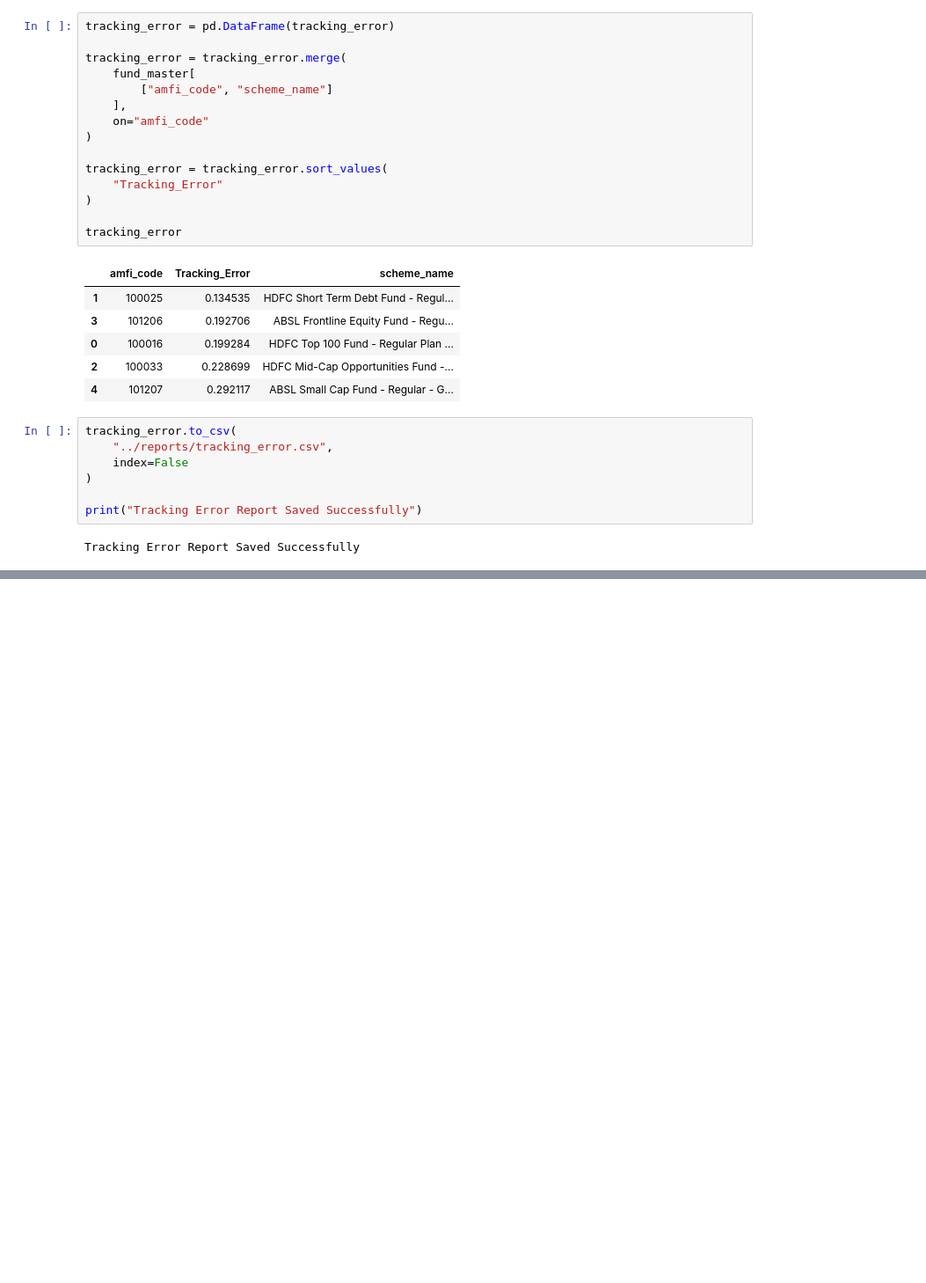
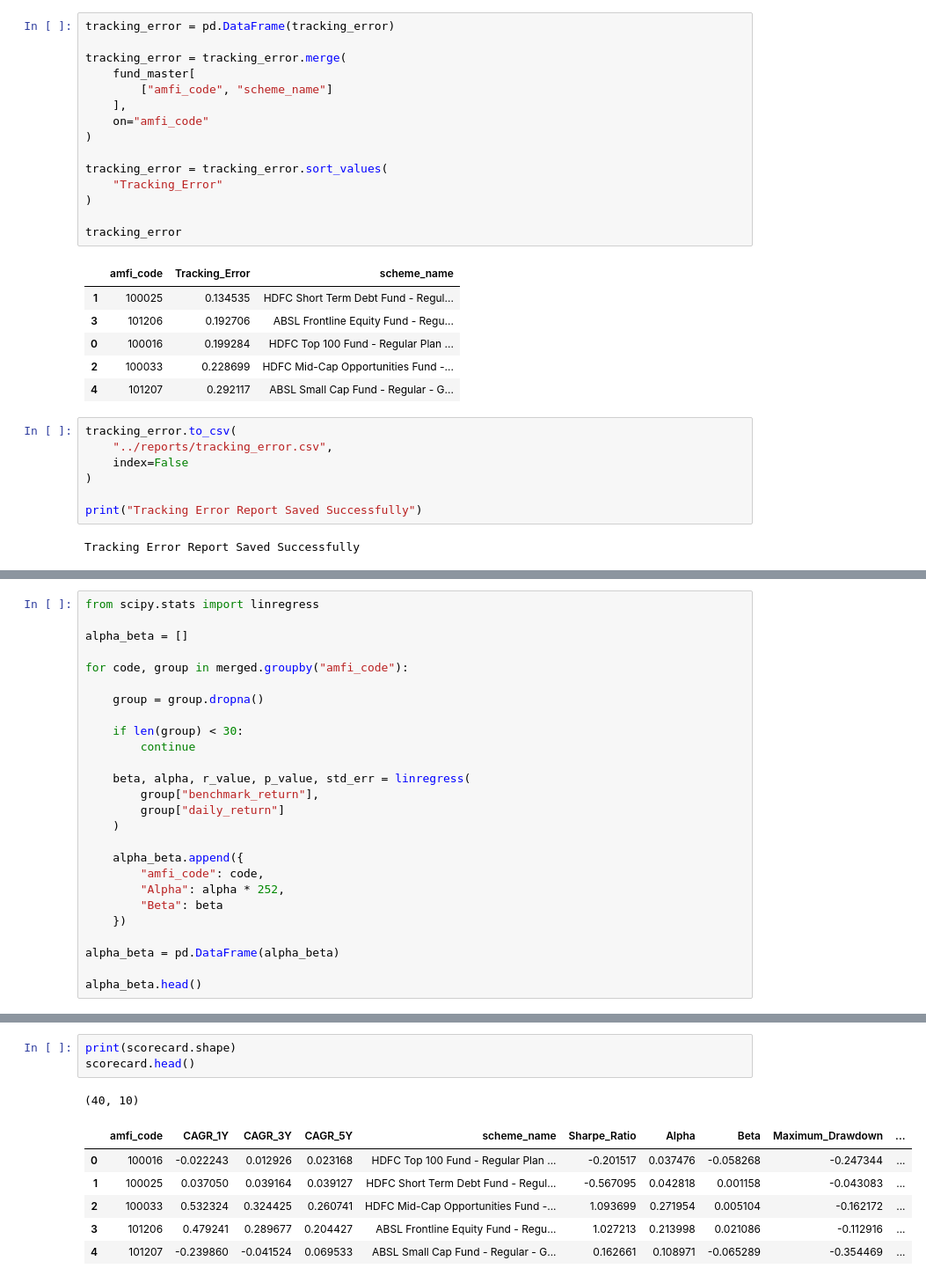
Before and after one commit to Kaifcse/mutual-fund-analytics, a Jupyter notebook: notebooks/Performance_Analytics.ipynb, the cells around one changed output, grey strips where cells are left out. Shown at 88% size. Drawn from its saved outputs; the diff is of its cells as text; blank space fills up the shorter version.

```diff
--- a/notebooks/Performance_Analytics.ipynb
+++ b/notebooks/Performance_Analytics.ipynb
@@ -681,0 +804,26 @@ Tracking Error Report Saved Successfully
+# %%
+from scipy.stats import linregress
+
+alpha_beta = []
+
+for code, group in merged.groupby("amfi_code"):
+
+    group = group.dropna()
+
+    if len(group) < 30:
+        continue
+
+    beta, alpha, r_value, p_value, std_err = linregress(
+        group["benchmark_return"],
+        group["daily_return"]
+    )
+
+    alpha_beta.append({
+        "amfi_code": code,
+        "Alpha": alpha * 252,
+        "Beta": beta
+    })
+
+alpha_beta = pd.DataFrame(alpha_beta)
+
+alpha_beta.head()
@@ -681,0 +984,11 @@ Tracking Error Report Saved Successfully
+# %%
+print(scorecard.shape)
+scorecard.head()
+# %% [output]
+(40, 10)
+|  | amfi_code | CAGR_1Y | CAGR_3Y | CAGR_5Y | scheme_name | Sharpe_Ratio | Alpha | Beta | Maximum_Drawdown | ... |
+| 0 | 100016 | -0.022243 | 0.012926 | 0.023168 | HDFC Top 100 Fund - Regular Plan ... | -0.201517 | 0.037476 | -0.058268 | -0.247344 | ... |
+| 1 | 100025 | 0.037050 | 0.039164 | 0.039127 | HDFC Short Term Debt Fund - Regul... | -0.567095 | 0.042818 | 0.001158 | -0.043083 | ... |
+| 2 | 100033 | 0.532324 | 0.324425 | 0.260741 | HDFC Mid-Cap Opportunities Fund -... | 1.093699 | 0.271954 | 0.005104 | -0.162172 | ... |
+| 3 | 101206 | 0.479241 | 0.289677 | 0.204427 | ABSL Frontline Equity Fund - Regu... | 1.027213 | 0.213998 | 0.021086 | -0.112916 | ... |
+| 4 | 101207 | -0.239860 | -0.041524 | 0.069533 | ABSL Small Cap Fund - Regular - G... | 0.162661 | 0.108971 | -0.065289 | -0.354469 | ... |
```
Also changed, not shown: parts of 19 cells of this notebook, 2 other files.
